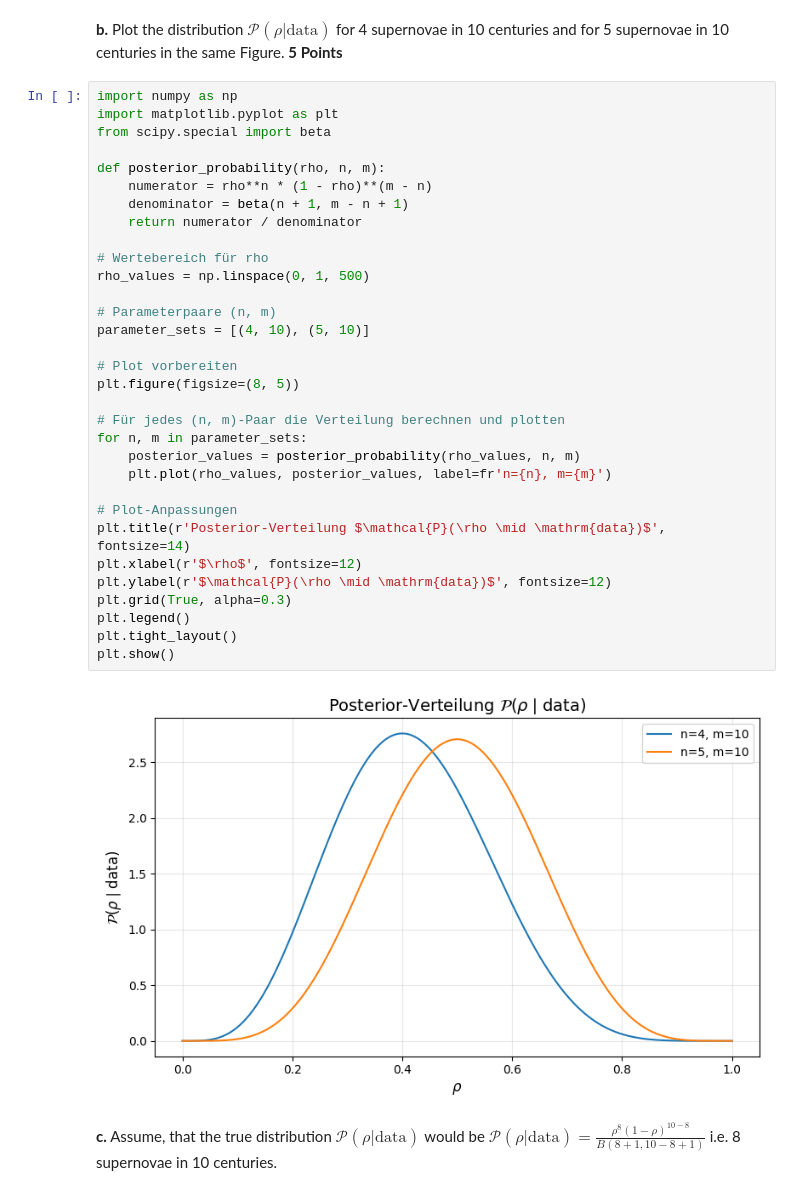
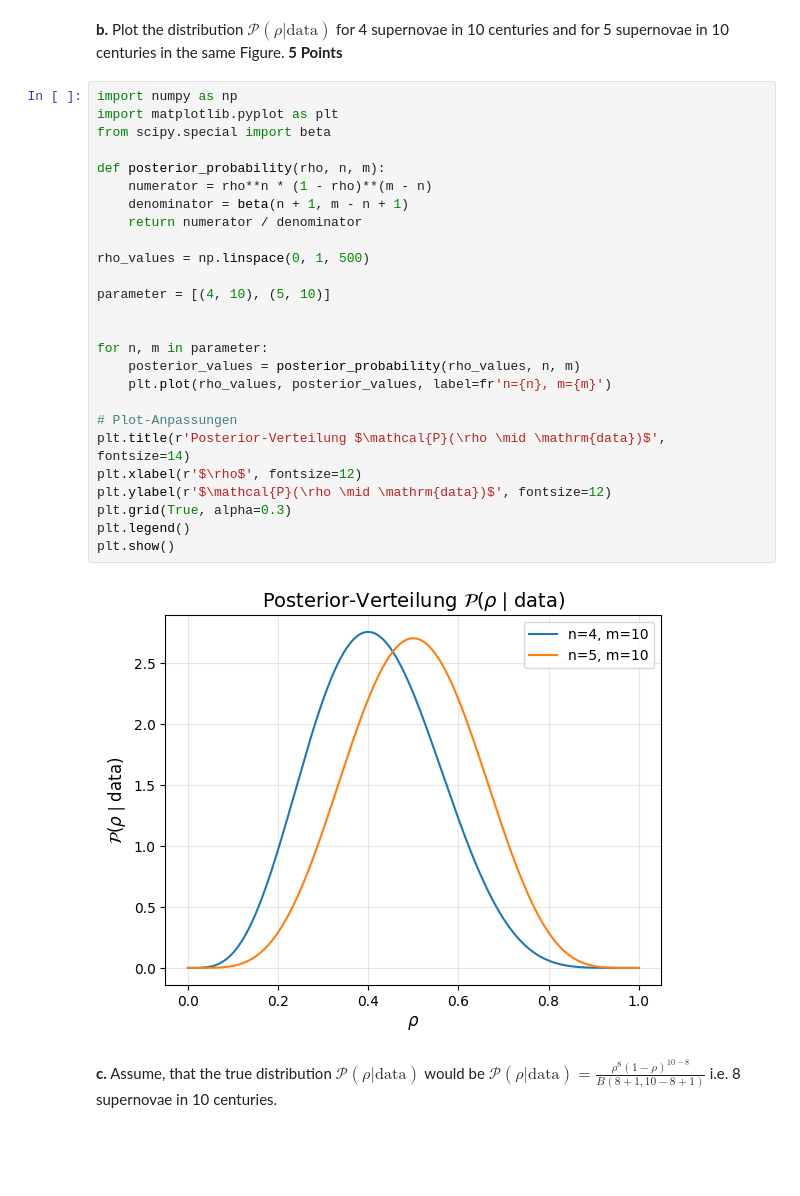
Before and after one commit to DAAP-Summer-2024/bayesian-statistics-samples-statistics-and-tests-nilejara, a Jupyter notebook: assignment_3.ipynb, the cells around one changed output. Drawn from its saved outputs; the diff is of its cells as text; blank space fills up the shorter version.

```diff
--- a/assignment_3.ipynb
+++ b/assignment_3.ipynb
@@ -67,37 +67,31 @@ P(rho | data) = 1.1321127972000002
 # %%
 import numpy as np
 import matplotlib.pyplot as plt
 from scipy.special import beta
 
 def posterior_probability(rho, n, m):
     numerator = rho**n * (1 - rho)**(m - n)
     denominator = beta(n + 1, m - n + 1)
     return numerator / denominator
 
-# Wertebereich für rho
 rho_values = np.linspace(0, 1, 500)
 
-# Parameterpaare (n, m)
-parameter_sets = [(4, 10), (5, 10)]
+parameter = [(4, 10), (5, 10)]
 
-# Plot vorbereiten
-plt.figure(figsize=(8, 5))
 
-# Für jedes (n, m)-Paar die Verteilung berechnen und plotten
-for n, m in parameter_sets:
+for n, m in parameter:
     posterior_values = posterior_probability(rho_values, n, m)
     plt.plot(rho_values, posterior_values, label=fr'n={n}, m={m}')
 
 # Plot-Anpassungen
 plt.title(r'Posterior-Verteilung $\mathcal{P}(\rho \mid \mathrm{data})$', fontsize=14)
 plt.xlabel(r'$\rho$', fontsize=12)
 plt.ylabel(r'$\mathcal{P}(\rho \mid \mathrm{data})$', fontsize=12)
 plt.grid(True, alpha=0.3)
 plt.legend()
-plt.tight_layout()
 plt.show()
 # %% [output]
-[figure, old version]
+[figure, new version]
 # %% [markdown]
 **c.** Assume, that the true distribution $\mathcal{P}(ρ |\mathrm{data})$ would be $\mathcal{P}(ρ |\mathrm{data})= \frac{\rho^8(1-\rho)^{10-8}}{B(8+1, 10-8+1)}$ i.e. 8 supernovae in 10 centuries.
 # %% [markdown]
```
Also changed, not shown: parts of 8 cells of this notebook.
